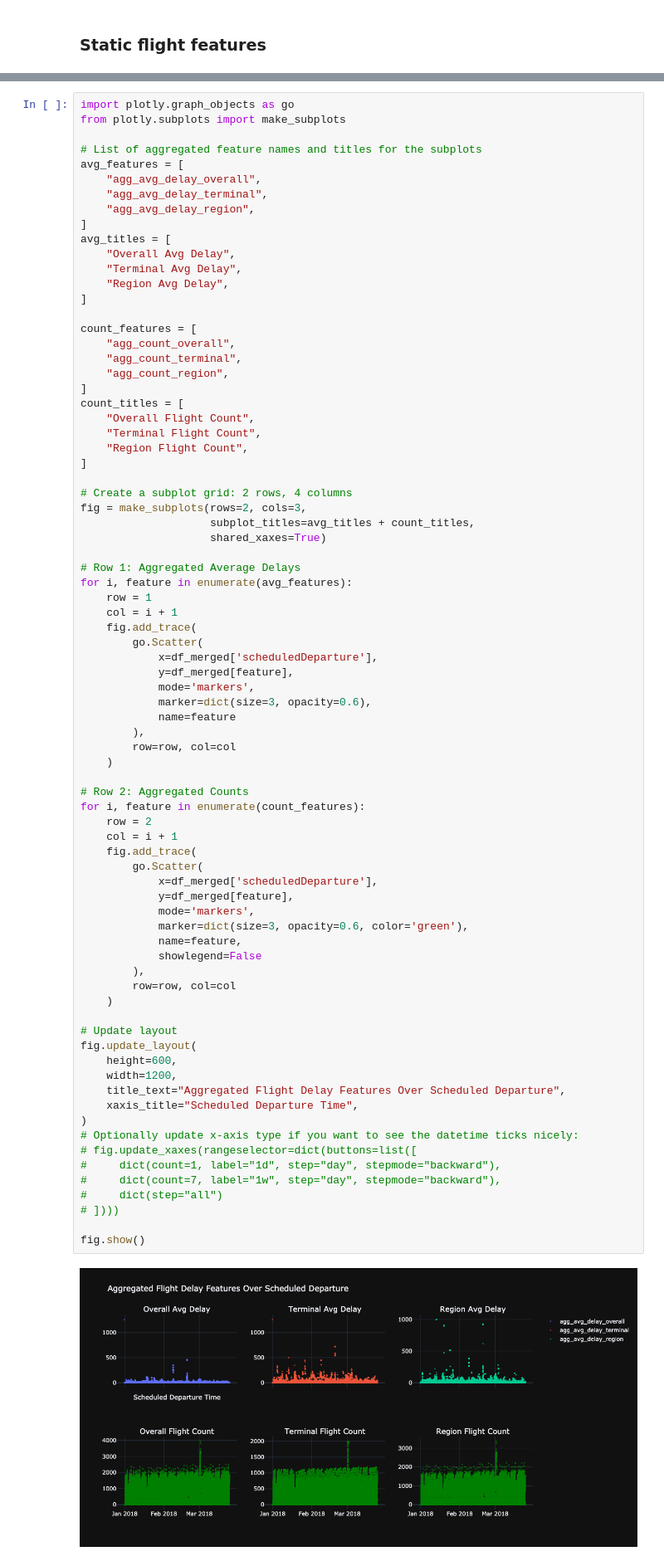
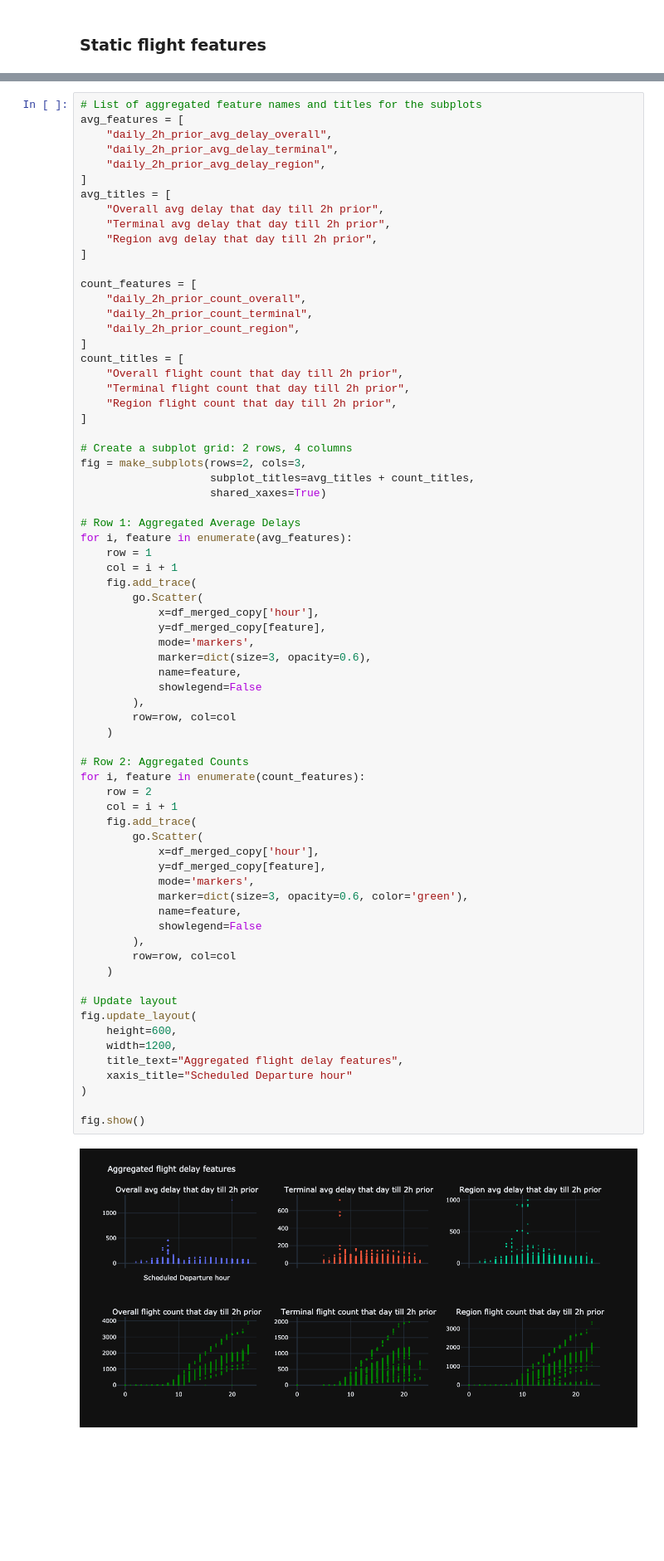
Before and after one commit to vvaibhav08/flight_delays_prediction, a Jupyter notebook: notebooks/EDA.ipynb, the cells around one changed output, grey strips where cells are left out. Shown at 83% size. Drawn from its saved outputs; the diff is of its cells as text; blank space fills up the shorter version.

```diff
--- a/notebooks/EDA.ipynb
+++ b/notebooks/EDA.ipynb
@@ -543,28 +614,25 @@ display(df_merged[['scheduledDeparture', 'delay_minutes', 'agg_avg_delay_overall
 # %%
-import plotly.graph_objects as go
-from plotly.subplots import make_subplots
-
 # List of aggregated feature names and titles for the subplots
 avg_features = [
-    "agg_avg_delay_overall",
-    "agg_avg_delay_terminal",
-    "agg_avg_delay_region",
+    "daily_2h_prior_avg_delay_overall",
+    "daily_2h_prior_avg_delay_terminal",
+    "daily_2h_prior_avg_delay_region",
 ]
 avg_titles = [
-    "Overall Avg Delay",
-    "Terminal Avg Delay",
-    "Region Avg Delay",
+    "Overall avg delay that day till 2h prior",
+    "Terminal avg delay that day till 2h prior",
+    "Region avg delay that day till 2h prior",
 ]
 
 count_features = [
-    "agg_count_overall",
-    "agg_count_terminal",
-    "agg_count_region",
+    "daily_2h_prior_count_overall",
+    "daily_2h_prior_count_terminal",
+    "daily_2h_prior_count_region",
 ]
 count_titles = [
-    "Overall Flight Count",
-    "Terminal Flight Count",
-    "Region Flight Count",
+    "Overall flight count that day till 2h prior",
+    "Terminal flight count that day till 2h prior",
+    "Region flight count that day till 2h prior",
 ]
 
 # Create a subplot grid: 2 rows, 4 columns
@@ -578,46 +646,41 @@ for i, feature in enumerate(avg_features):
     col = i + 1
     fig.add_trace(
         go.Scatter(
-            x=df_merged['scheduledDeparture'],
-            y=df_merged[feature],
+            x=df_merged_copy['hour'],
+            y=df_merged_copy[feature],
             mode='markers',
             marker=dict(size=3, opacity=0.6),
-            name=feature
+            name=feature,
+            showlegend=False
         ),
         row=row, col=col
     )
 
 # Row 2: Aggregated Counts
 for i, feature in enumerate(count_features):
     row = 2
     col = i + 1
     fig.add_trace(
         go.Scatter(
-            x=df_merged['scheduledDeparture'],
-            y=df_merged[feature],
+            x=df_merged_copy['hour'],
+            y=df_merged_copy[feature],
             mode='markers',
             marker=dict(size=3, opacity=0.6, color='green'),
             name=feature,
             showlegend=False
         ),
         row=row, col=col
     )
 
 # Update layout
 fig.update_layout(
     height=600,
     width=1200,
-    title_text="Aggregated Flight Delay Features Over Scheduled Departure",
-    xaxis_title="Scheduled Departure Time",
+    title_text="Aggregated flight delay features",
+    xaxis_title="Scheduled Departure hour"
 )
-# Optionally update x-axis type if you want to see the datetime ticks nicely:
-# fig.update_xaxes(rangeselector=dict(buttons=list([
-#     dict(count=1, label="1d", step="day", stepmode="backward"),
-#     dict(count=7, label="1w", step="day", stepmode="backward"),
-#     dict(step="all")
-# ])))
 
 fig.show()
 # %% [output]
-[figure, old version]
+[figure, new version]
 # %%
```
Also changed, not shown: parts of 36 cells of this notebook, 1 other file.
